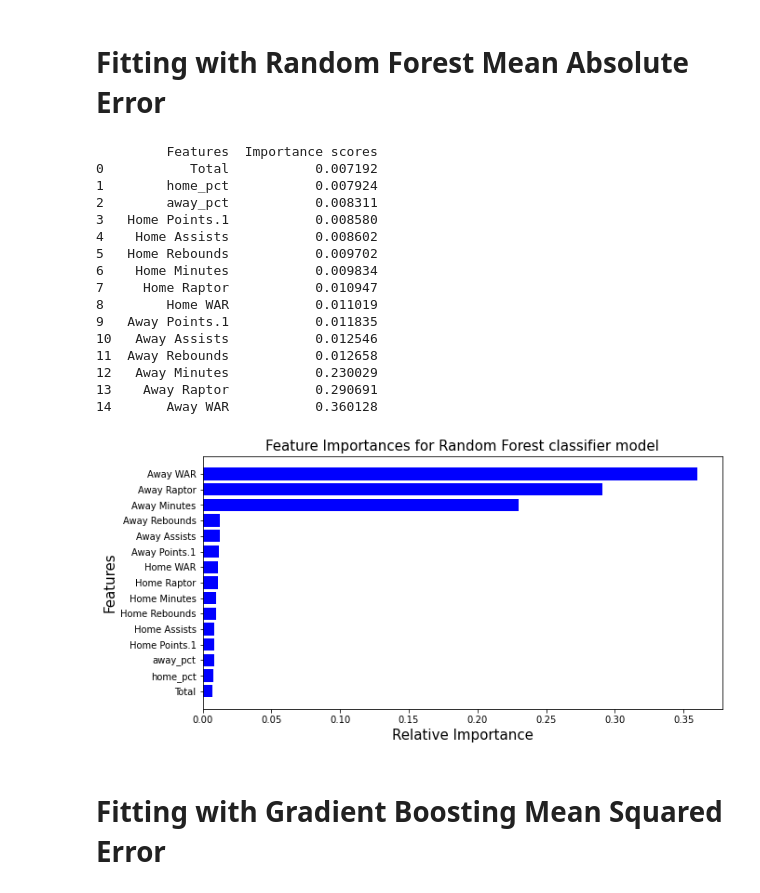
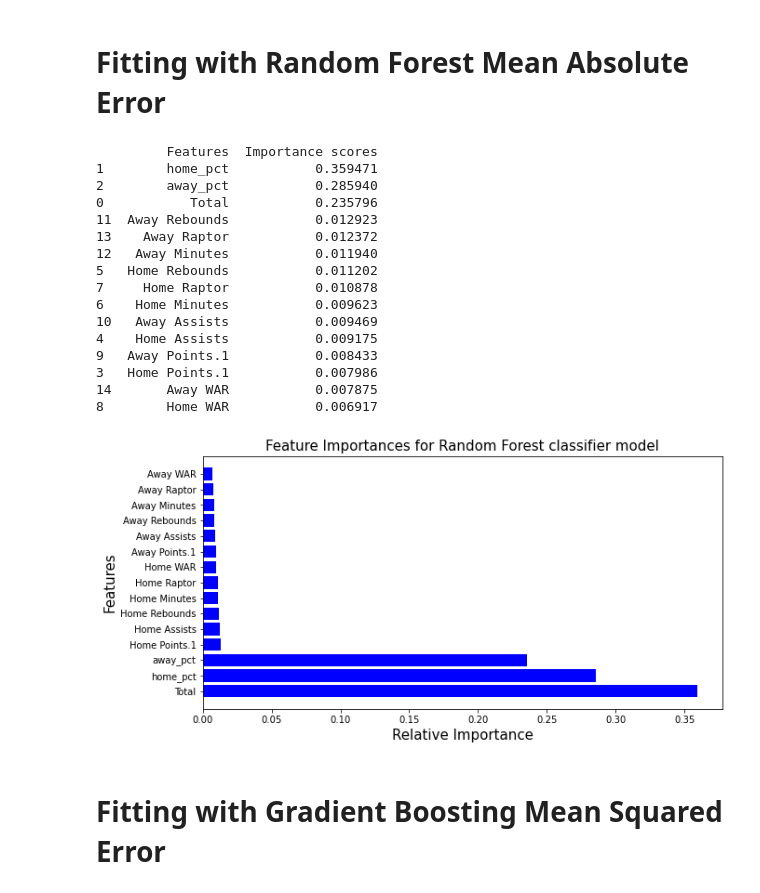
Before and after one commit to bjg5091/Data-Science-Projects, a Jupyter notebook: Brett Gordon - Capstone #2 - Modeling.ipynb, the cells around one changed output. Saved outputs shown, nothing was run; the diff lists cells and outputs as text; code cells hidden in the pictures.

```diff
--- a/Brett Gordon - Capstone #2 - Modeling.ipynb
+++ b/Brett Gordon - Capstone #2 - Modeling.ipynb
@@ -307,7 +304,7 @@ Best n_neighbors: 27
 # %%
 # Apply KNN model to training data:
 
-knn = KNeighborsRegressor(p=2,leaf_size=15,n_neighbors=27)
+knn = KNeighborsRegressor(p=2,leaf_size=3,n_neighbors=25)
 knn.fit(X_tr_scaled,y_train)
 
 # Predict using model:
@@ -405,7 +402,7 @@ Best n_estimators: 69
 Best min_samples_leaf: 1
 # %%
 #Running with Squared Error criterion first
-rf = RandomForestRegressor(bootstrap=True,n_estimators=69,criterion='squared_error',min_samples_leaf=1)
+rf = RandomForestRegressor(bootstrap=True,n_estimators=80,criterion='squared_error',min_samples_leaf=1)
 rf.fit(X_tr_scaled, y_train)
 
 #Predict using the model:
@@ -434,7 +431,7 @@ from sklearn.ensemble import RandomForestRegressor
 #Apply RF to the training data:
 
 #Running with Squared Error criterion first
-rf2 = RandomForestRegressor(bootstrap=True,n_estimators=69,criterion='absolute_error',min_samples_leaf=1)
+rf2 = RandomForestRegressor(bootstrap=True,n_estimators=80,criterion='absolute_error',min_samples_leaf=1)
 rf2.fit(X_tr_scaled, y_train)
 
 #Predict using the model:
@@ -595,42 +604,43 @@ plt.show()
 # %%
 #Feature importances:
 
 features = X
 importances = list(rf2.feature_importances_)
-imp=np.sort(importances)
-tab=pd.DataFrame(list(zip(X,imp)),columns =['Features', 'Importance scores'])
+#imp=np.sort(importances)
+tab=pd.DataFrame(list(zip(X,importances)),columns =['Features', 'Importance scores']).sort_values(by=['Importance scores'],
+                                                                                                 ascending=False)
 print(tab)
 
 #Visual comparison:
 plt.figure(figsize=(10,5))
 #indices = np.argsort(importances)
 index = [0,1,2,3,4,5,6,7,8,9,10,11,12,13,14]
-_=plt.barh(index,imp, align='center',color='b')
+_=plt.barh(index,tab['Importance scores'], align='center',color='b')
 plt.xlabel('Relative Importance',fontsize=15)
 plt.ylabel('Features',fontsize=15)
 plt.yticks(index, features)
 plt.title('Feature Importances for Random Forest classifier model',fontsize=15)
 plt.savefig("rf_features.png")
 plt.show()
 #len(importances)
 # %% [output]
          Features  Importance scores
-0           Total           0.007192
-1        home_pct           0.007924
-2        away_pct           0.008311
-3   Home Points.1           0.008580
-4    Home Assists           0.008602
-5   Home Rebounds           0.009702
-6    Home Minutes           0.009834
-7     Home Raptor           0.010947
-8        Home WAR           0.011019
-9   Away Points.1           0.011835
-10   Away Assists           0.012546
-11  Away Rebounds           0.012658
-12   Away Minutes           0.230029
-13    Away Raptor           0.290691
-14       Away WAR           0.360128
+1        home_pct           0.359471
+2        away_pct           0.285940
+0           Total           0.235796
+11  Away Rebounds           0.012923
+13    Away Raptor           0.012372
+12   Away Minutes           0.011940
+5   Home Rebounds           0.011202
+7     Home Raptor           0.010878
+6    Home Minutes           0.009623
+10   Away Assists           0.009469
+4    Home Assists           0.009175
+9   Away Points.1           0.008433
+3   Home Points.1           0.007986
+14       Away WAR           0.007875
+8        Home WAR           0.006917
-[figure, old version]
+[figure, new version]
 # %% [markdown]
 # Fitting with Gradient Boosting Mean Squared Error
 # %%
```
Also changed, not shown: parts of 17 cells of this notebook.
